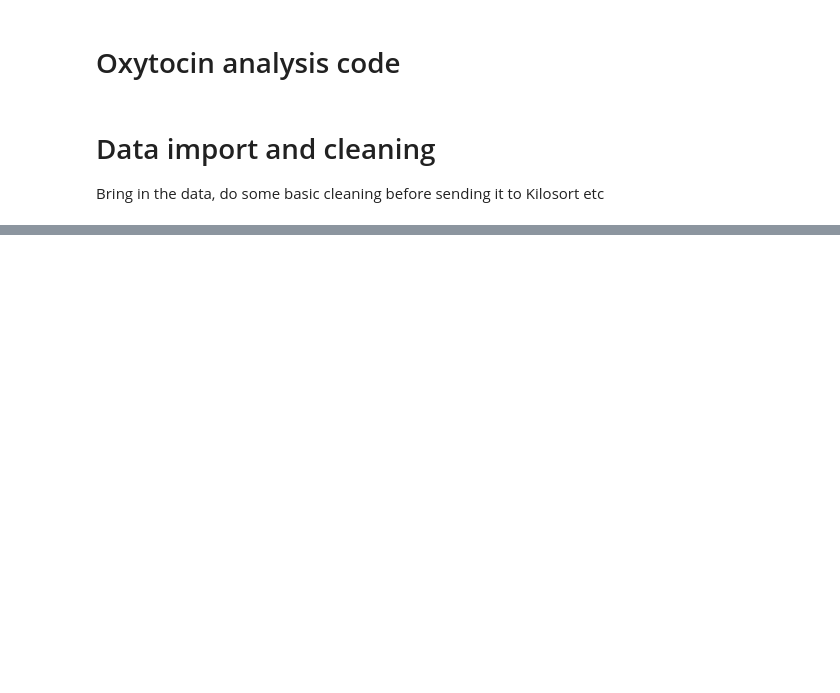
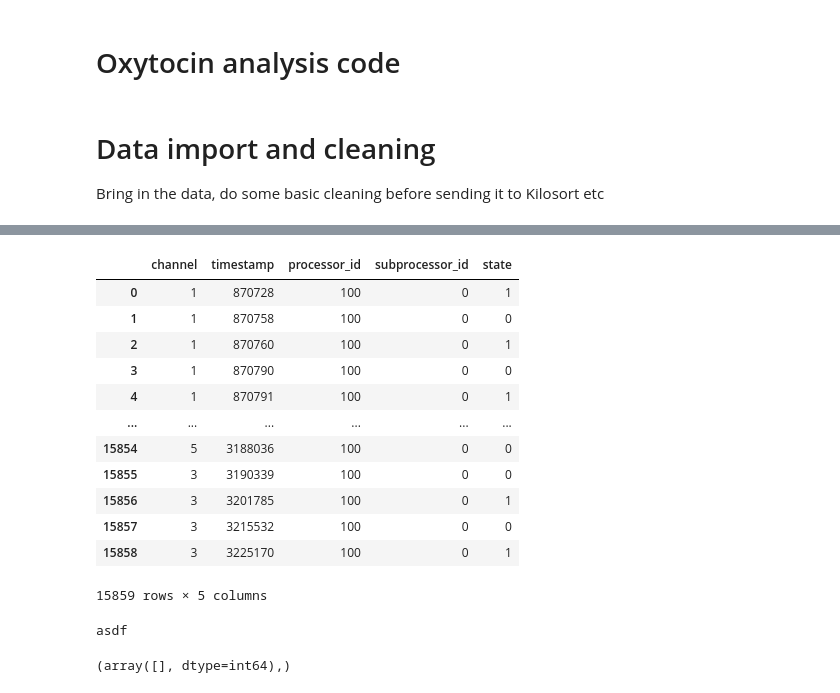
Before and after one commit to kb0dkin/Work_Tools, a Jupyter notebook: Oxytocin/Oxytocin_Analysis_Code.ipynb, the cells around one changed output, grey strips where cells are left out. Drawn from its saved outputs; the diff is of its cells as text; code cells hidden in the pictures; blank space fills up the shorter version.

```diff
--- a/Oxytocin/Oxytocin_Analysis_Code.ipynb
+++ b/Oxytocin/Oxytocin_Analysis_Code.ipynb
@@ -32,0 +63,25 @@ recording_dir = 'Y:\\Sara\\in vivo phys\\open_ephys\\Mudd data\\awake\\oxt-cre_m
+# %%
+rec.raw_events
+# %% [output]
+|  | channel | timestamp | processor_id | subprocessor_id | state |
+| 0 | 1 | 870728 | 100 | 0 | 1 |
+| 1 | 1 | 870758 | 100 | 0 | 0 |
+| 2 | 1 | 870760 | 100 | 0 | 1 |
+| 3 | 1 | 870790 | 100 | 0 | 0 |
+| 4 | 1 | 870791 | 100 | 0 | 1 |
+| ... | ... | ... | ... | ... | ... |
+| 15854 | 5 | 3188036 | 100 | 0 | 0 |
+| 15855 | 3 | 3190339 | 100 | 0 | 0 |
+| 15856 | 3 | 3201785 | 100 | 0 | 1 |
+| 15857 | 3 | 3215532 | 100 | 0 | 0 |
+| 15858 | 3 | 3225170 | 100 | 0 | 1 |
+15859 rows × 5 columns
+# %%
+if not all([np.sum(rec.raw_events['channel'].eq(chan)) for chan in [1,2]]):
+    print('asdf')
+# %% [output]
+asdf
+# %%
+np.where(rec.raw_events['channel'])
+# %% [output]
+(array([], dtype=int64),)
```
Also changed, not shown: parts of 24 cells of this notebook, 2 other files.
